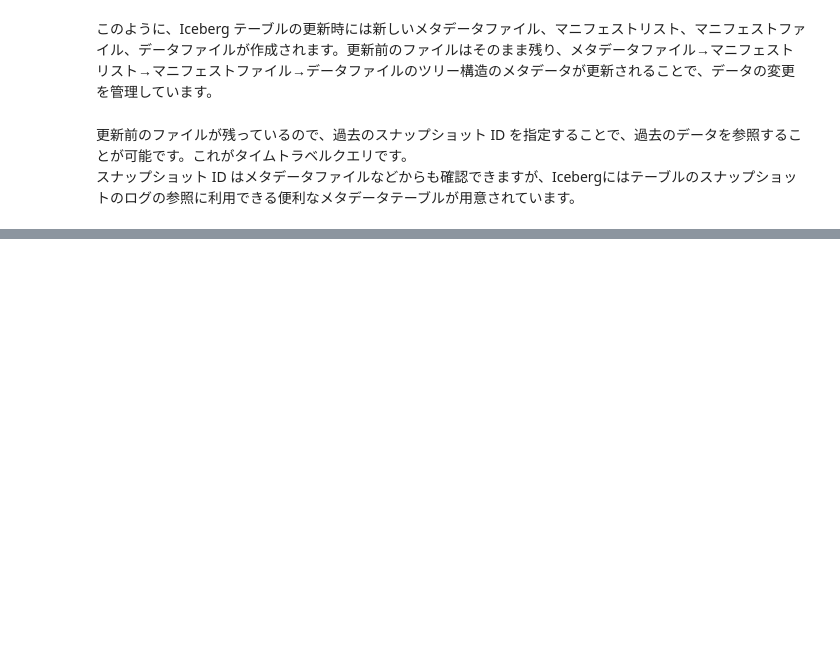
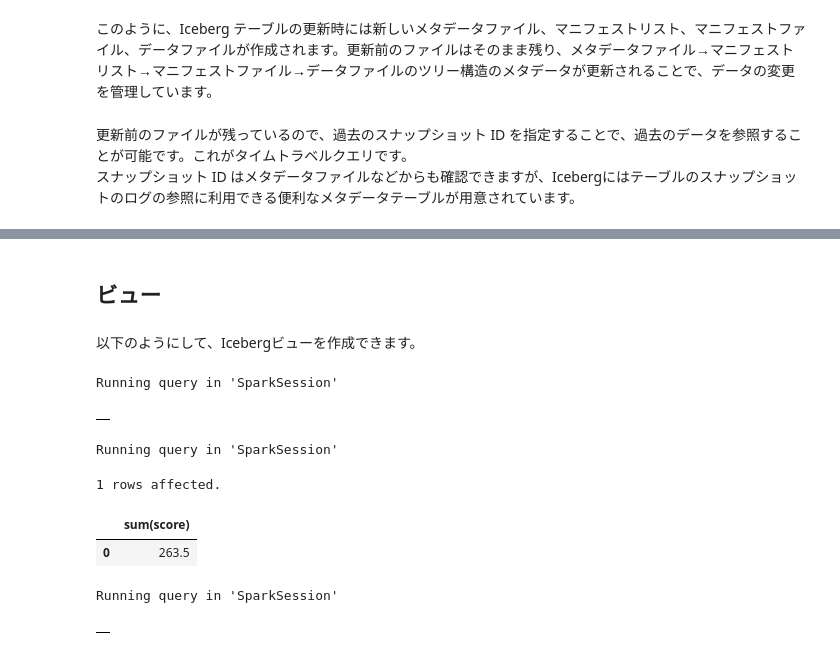
Before and after one commit to murashitas/iceberg_book_handson, a Jupyter notebook: examples/ch2-query-lifecycle.ipynb, the cells around one changed output, grey strips where cells are left out. Drawn from its saved outputs; the diff is of its cells as text; code cells hidden in the pictures; blank space fills up the shorter version.

```diff
--- a/examples/ch2-query-lifecycle.ipynb
+++ b/examples/ch2-query-lifecycle.ipynb
@@ -373,0 +661,27 @@ SELECT * FROM demo.simple_table VERSION AS OF <INSERT 後、UPDATE 前のスナ
+# %% [markdown]
+## ビュー
+# %% [markdown]
+以下のようにして、Icebergビューを作成できます。
+# %%
+%%sql
+
+CREATE OR REPLACE VIEW demo.sample_view AS SELECT sum(score) FROM demo.simple_table
+# %% [output]
+Running query in 'SparkSession'
+|  |
+# %%
+%%sql
+
+SELECT * FROM demo.sample_view
+# %% [output]
+Running query in 'SparkSession'
+1 rows affected.
+|  | sum(score) |
+| 0 | 263.5 |
+# %%
+%%sql
+
+DROP VIEW demo.sample_view
+# %% [output]
+Running query in 'SparkSession'
+|  |
```
Also changed, not shown: parts of 39 cells of this notebook.
